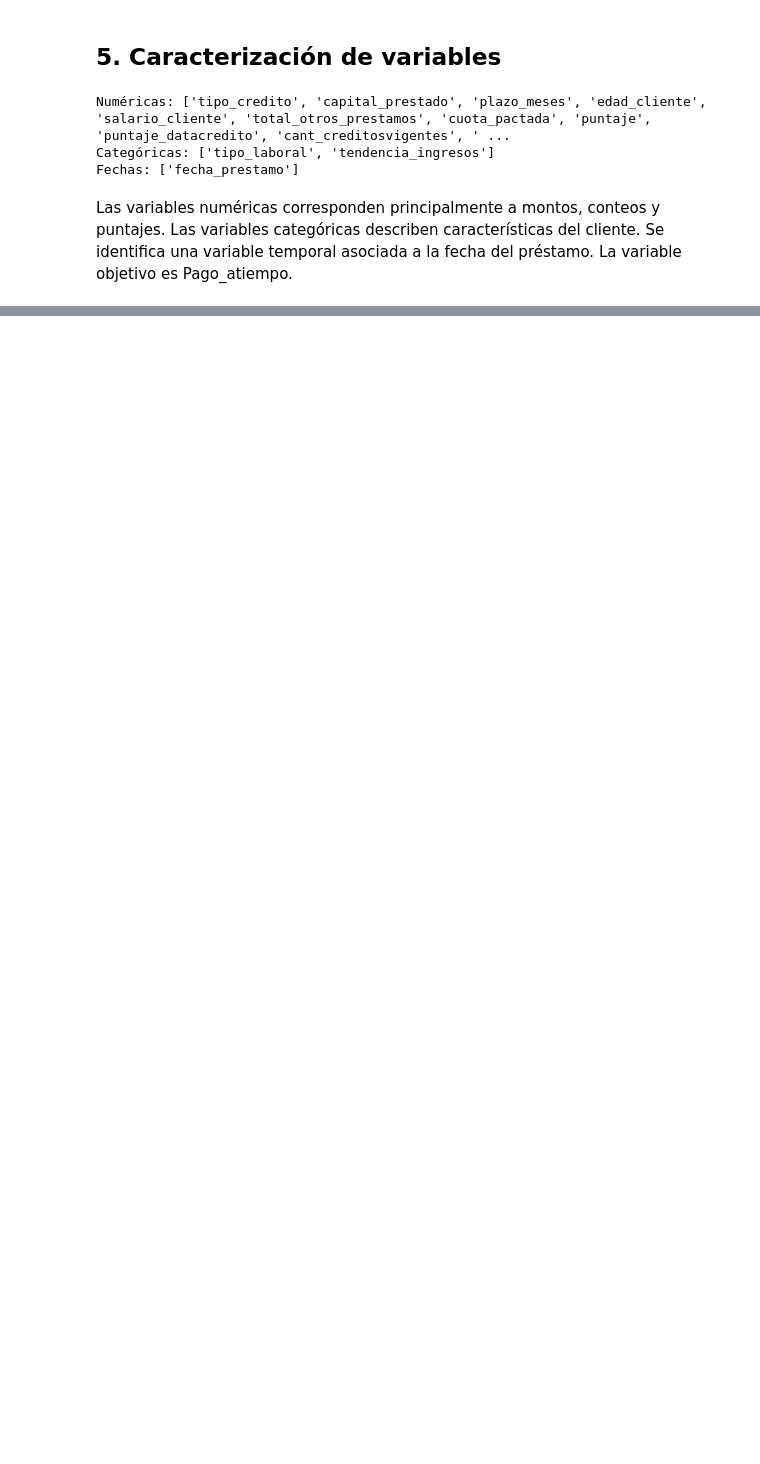
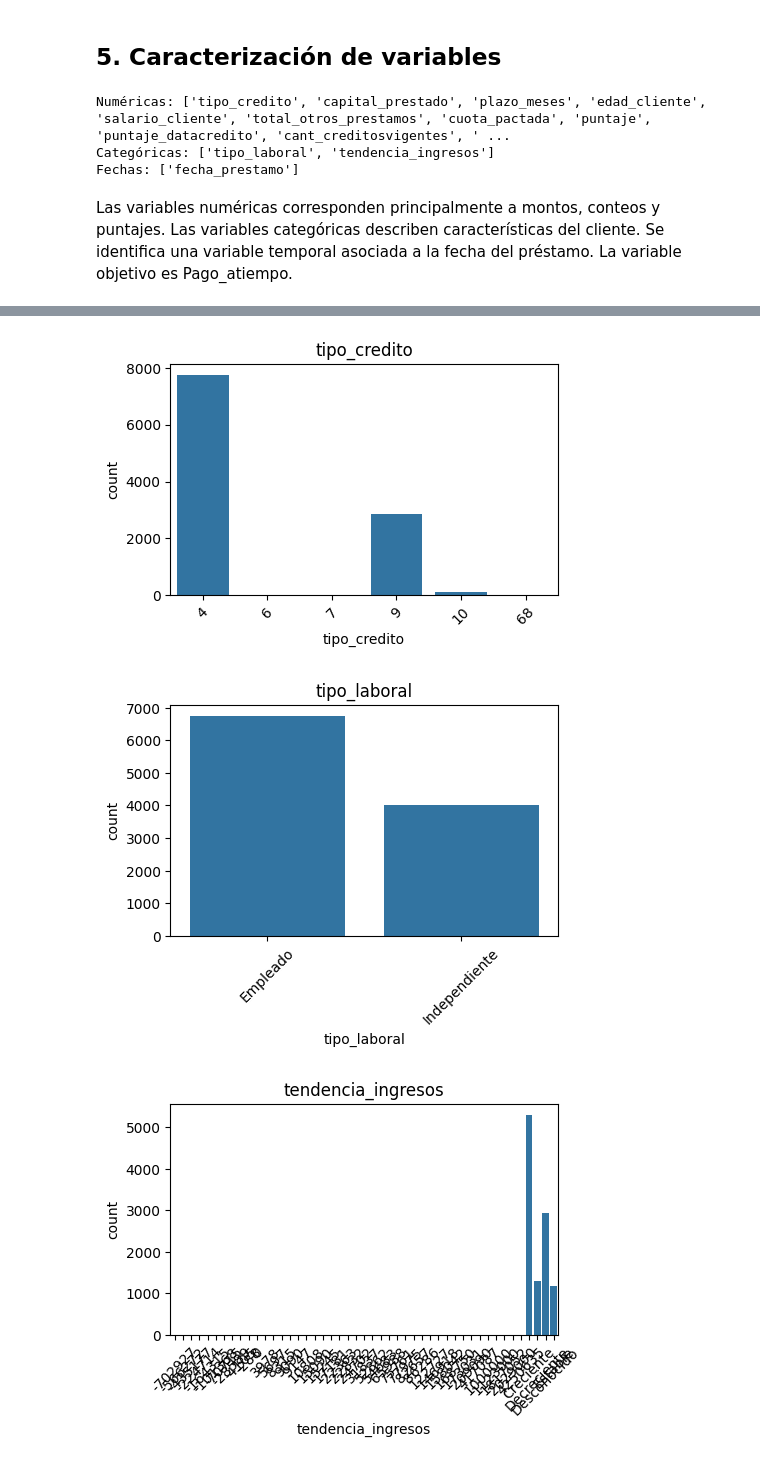
Before and after one commit to federico1809/PI_Modulo5_MLOps, a Jupyter notebook: mlops_pipeline/src/comprension_eda.ipynb, the cells around one changed output, grey strips where cells are left out. Saved outputs shown, nothing was run; the diff lists cells and outputs as text; code cells hidden in the pictures; blank space fills up the shorter version.

```diff
--- a/mlops_pipeline/src/comprension_eda.ipynb
+++ b/mlops_pipeline/src/comprension_eda.ipynb
@@ -365,0 +279,5 @@ Como resultado de este EDA, el dataset se considera adecuado para avanzar a la f
+# %%
+cat_cols = df.select_dtypes(include="category").columns
+
+for col in cat_cols:
+    display(df[col].value_counts())
@@ -365,0 +316,21 @@ Como resultado de este EDA, el dataset se considera adecuado para avanzar a la f
+# %%
+import numpy as np
+
+def normalizar_ingreso(x):
+    # Primero convertimos a string para manejar valores categóricos
+    try:
+        val = float(x)
+        if val > 0:
+            return "Creciente"
+        elif val < 0:
+            return "Decreciente"
+        else:
+            return "Estable"
+    except:
+        # Si no se puede convertir a número, devolvemos el valor original
+        if x in ["Creciente", "Decreciente", "Estable", "Desconocido"]:
+            return x
+        else:
+            return "Desconocido"
+
+df['tendencia_ingresos_norm'] = df['tendencia_ingresos'].apply(normalizar_ingreso)
@@ -365,0 +348,11 @@ Como resultado de este EDA, el dataset se considera adecuado para avanzar a la f
+# %%
+for col in cat_cols:
+    plt.figure(figsize=(5,3))
+    sns.countplot(x=df[col])
+    plt.xticks(rotation=45)
+    plt.title(col)
+    plt.show()
+# %% [output]
+[figure, added]
+[figure, added]
+[figure, added]
```
Also changed, not shown: parts of 89 cells of this notebook.
